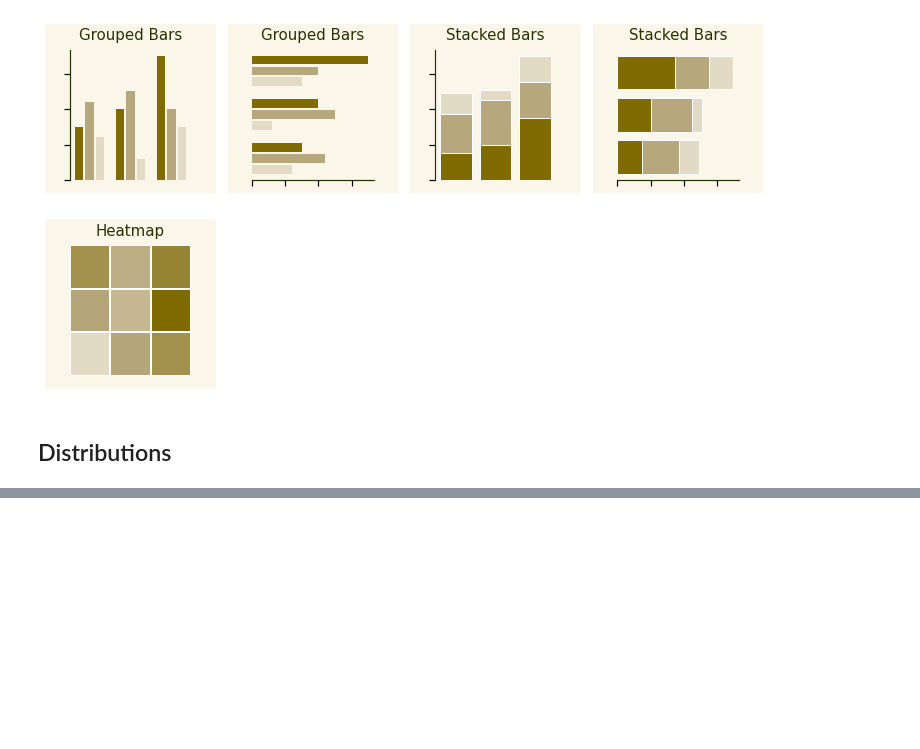
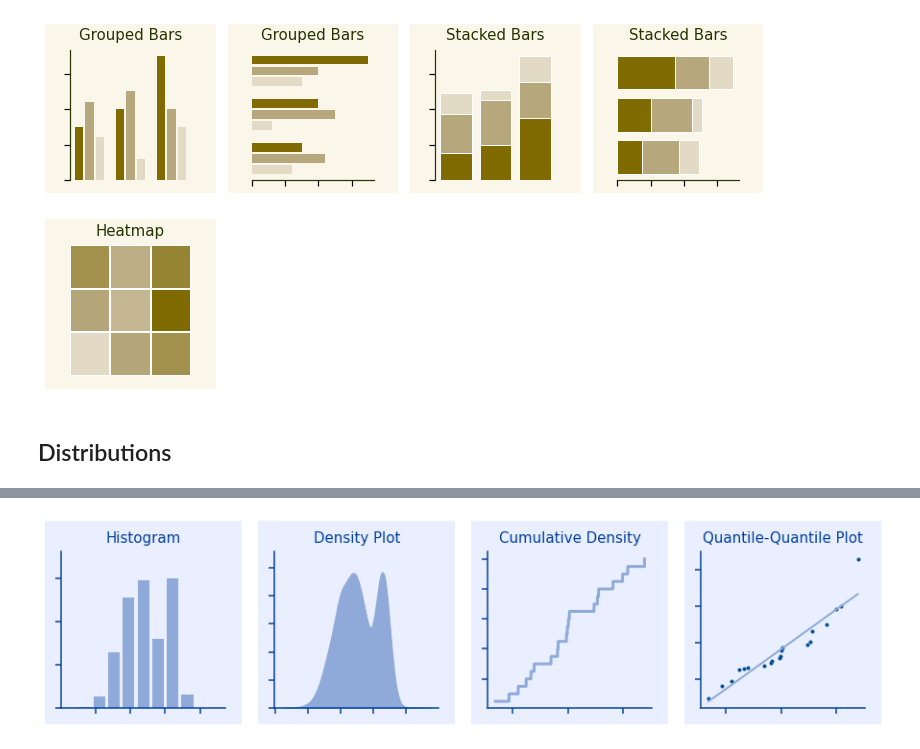
Before and after one commit to hnguyentt/dataviz-python, a Jupyter notebook: 1.From_data_to_viz/05.Directory_of_visualizations.ipynb, the cells around one changed output, grey strips where cells are left out. Drawn from its saved outputs; the diff is of its cells as text; code cells hidden in the pictures; blank space fills up the shorter version.

```diff
--- a/1.From_data_to_viz/05.Directory_of_visualizations.ipynb
+++ b/1.From_data_to_viz/05.Directory_of_visualizations.ipynb
@@ -156,0 +160,78 @@ for i in range(0, 5):
+# %%
+from turtle import color
+
+from matplotlib.pyplot import hist
+from colorspace import sequential_hcl
+from scipy import stats
+from sklearn.linear_model import LinearRegression
+
+np.random.seed(42)
+
+pal_ocean_blue = sequential_hcl(n = 5, h1 = 241, c1 = 80, c2 = 10, l1 = 18, l2 = 97, p1 = 1.).colors()
+
+bg_color = pal_ocean_blue[-2]
+plt.rcParams['axes.facecolor'] = bg_color
+plt.rcParams['axes.titlecolor'] = pal_ocean_blue[0]
+plt.rcParams['axes.titlesize'] = 15
+plt.rcParams['axes.linewidth'] = 1.5
+plt.rcParams['xtick.major.width'] = 1.5
+plt.rcParams['xtick.major.size'] = 6
+plt.rcParams['ytick.major.width'] = 1.5
+plt.rcParams['ytick.major.size'] = 6
+
+fig, axes = plt.subplots(1, 4, figsize=(15, 3))
+fig.subplots_adjust(wspace=0.3)
+fig.set_facecolor('white')
+
+one_dist = list(np.random.normal(1., 1.6, 1000)) + list(np.random.normal(4, .4, 300))
+one_normal = np.random.normal(0, 1, 20)
+
+ax = axes[0]
+freq, bins = np.histogram(one_dist, bins=9)
+ax.bar(bins[1:], freq, width=1, color=pal_ocean_blue[5])
+ax.set_xlim(bins[1:].min()-2, bins[1:].max()+2)
+ax.set_xticks(range(int(bins[1:].min()), int(bins[1:].max()+2), 3))
+ax.set_ylim(freq.min(), freq.max()*1.2)
+ax.set_yticks(np.linspace(int(freq.min()), int(freq.max()), 4))
+ax.set_title('Histogram')
+
+ax = axes[1]
+ax.set_title('Density Plot')
+sns.kdeplot(one_dist, ax=ax, color=pal_ocean_blue[5])
+x = ax.lines[-1].get_xdata()
+y = ax.lines[-1].get_ydata()
+ax.fill_between(x, 0, y, color=pal_ocean_blue[5])
+ax.set_ylim(ax.get_ylim()[0], ax.get_ylim()[1]*1.1)
+ax.set_yticks(np.linspace(ax.get_ylim()[0], ax.get_ylim()[1]*0.9, 6))
+ax.set_xticks(np.linspace(ax.get_xlim()[0] + 0.1,
+                          ax.get_xlim()[1] - (ax.get_xlim()[1] - ax.get_xlim()[0])/5, 5))
+ax.set_ylabel('')
+
+ax = axes[2]
+freq, bins = np.histogram(one_normal, bins=10000)
+pdf = freq/sum(freq)
+cdg = np.cumsum(pdf)
+ax.plot(bins[1:], cdg, color=pal_ocean_blue[5], linewidth=3)
+ax.set_title('Cumulative Density')
+
+ax = axes[3]
+qq = np.ones([len(one_normal), 2])
+np.random.shuffle(one_normal)
+qq[:, 0] = np.sort(one_normal[0:len(one_normal)])
+qq[:, 1] = np.sort(np.random.normal(size=len(one_normal)))
+plt.plot(qq[:, 0], qq[:, 1], 'o', color=pal_ocean_blue[1], markersize=3)
+# Plot fitting line
+model = LinearRegression().fit(qq[:, 0].reshape(-1, 1), qq[:, 1])
+x = np.linspace(qq[:, 0].min(), qq[:, 0].max(), 100)
+y = model.predict(x.reshape(-1, 1))
+plt.plot(x, y, color=pal_ocean_blue[5], linewidth=2)
+ax.set_title('Quantile-Quantile Plot')
+
+for ax in axes:
+    ax.tick_params(top=False, bottom=True, left=True, right=False, labelleft=False, labelbottom=False, color=pal_ocean_blue[0])
+    ax.spines['left'].set_color(pal_ocean_blue[0])
+    ax.spines['bottom'].set_color(pal_ocean_blue[0])
+    rect = Rectangle((-0.1, -0.1), 1.2, 1.3, facecolor=bg_color, edgecolor="None", transform=ax.transAxes, zorder=-1)
+    fig.patches.append(rect);
+# %% [output]
+[figure, added]
```
Also changed, not shown: parts of 1 cell of this notebook, 1 other file.
